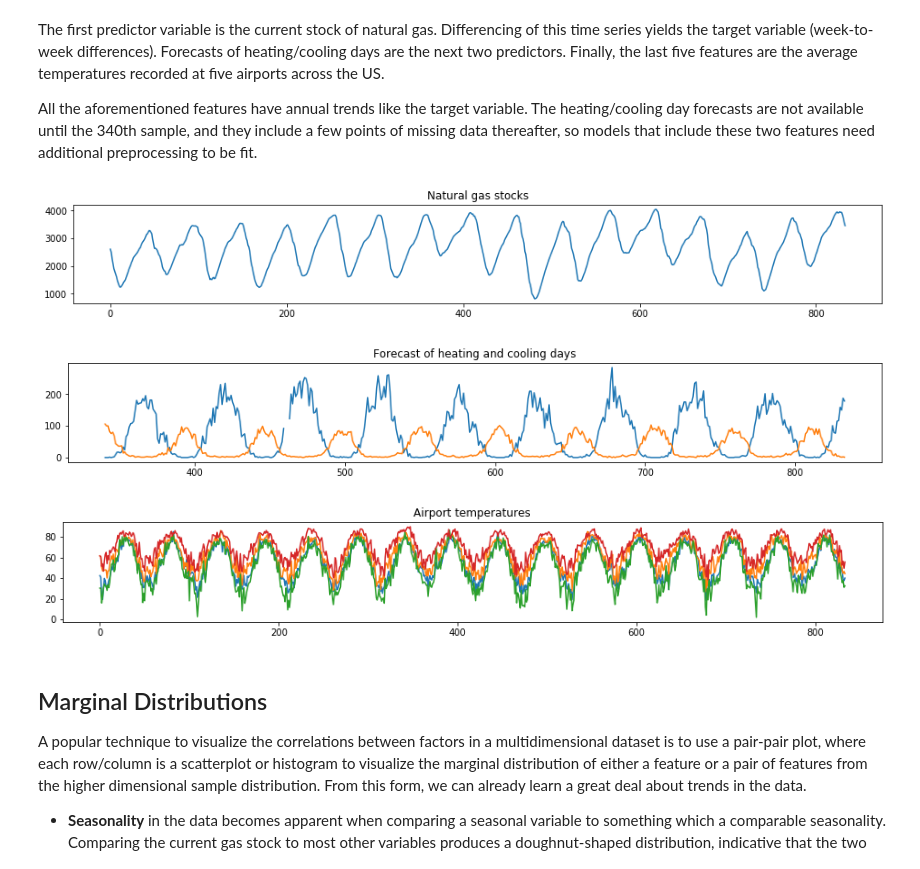
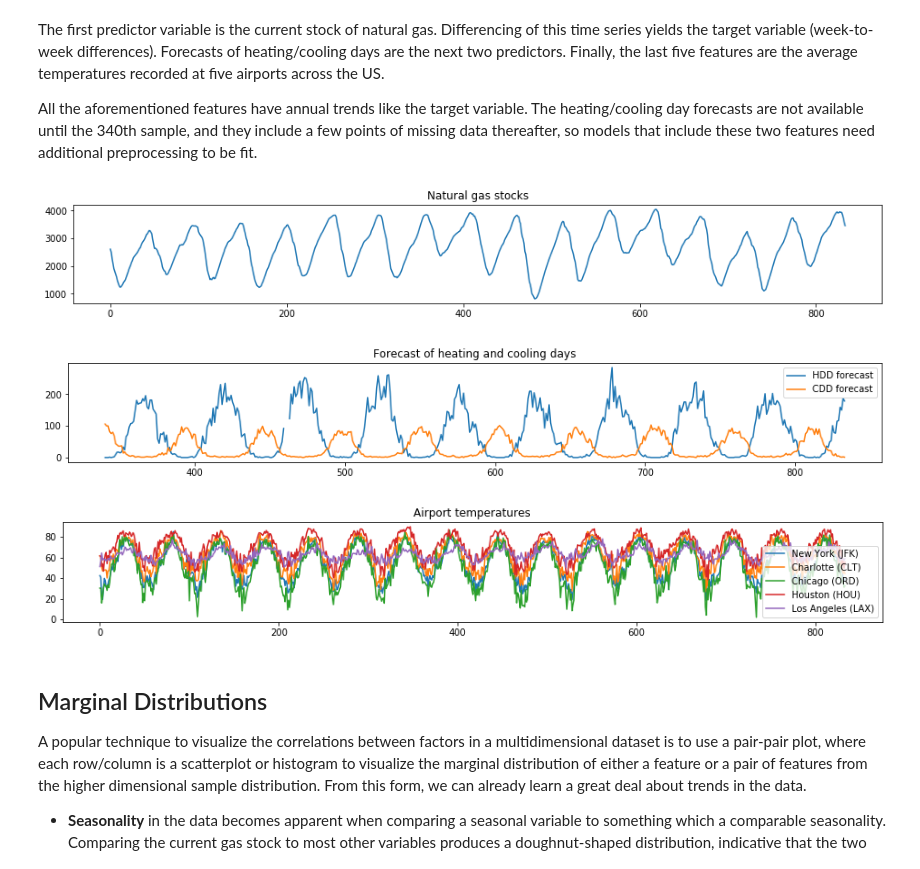
Before and after one commit to KurtButler/AMS520-Project, a Jupyter notebook: Notebooks/Data Overview - Gas.ipynb, the cells around one changed output. Drawn from its saved outputs; the diff is of its cells as text; code cells hidden in the pictures.

```diff
--- a/Notebooks/Data Overview - Gas.ipynb
+++ b/Notebooks/Data Overview - Gas.ipynb
@@ -29,22 +29,24 @@ All the aforementioned features have annual trends like the target variable. The
 # %%
 plt.figure(figsize=(16, 2))
 plt.plot(my_data[:,1])
 plt.title('Natural gas stocks')
 plt.show()
 
 plt.figure(figsize=(16, 2))
 plt.plot(my_data[:,2:4])
 plt.title('Forecast of heating and cooling days')
+plt.legend(['HDD forecast','CDD forecast'])
 plt.show()
 
 plt.figure(figsize=(16, 2))
-plt.plot(my_data[:,4:8])
+plt.plot(my_data[:,4:9])
 plt.title('Airport temperatures')
+plt.legend(['New York (JFK)','Charlotte (CLT)','Chicago (ORD)','Houston (HOU)','Los Angeles (LAX)'])
 plt.show()
 # %% [output]
 [figure]
-[figure, old version]
+[figure, new version]
-[figure, old version]
+[figure, new version]
 # %% [markdown]
 ## Marginal Distributions
 A popular technique to visualize the correlations between factors in a multidimensional dataset is to use a pair-pair plot, where each row/column is a scatterplot or histogram to visualize the marginal distribution of either a feature or a pair of features from the higher dimensional sample distribution. From this form, we can already learn a great deal about trends in the data.
```
Also changed, not shown: parts of 2 cells of this notebook, 1 other file.
